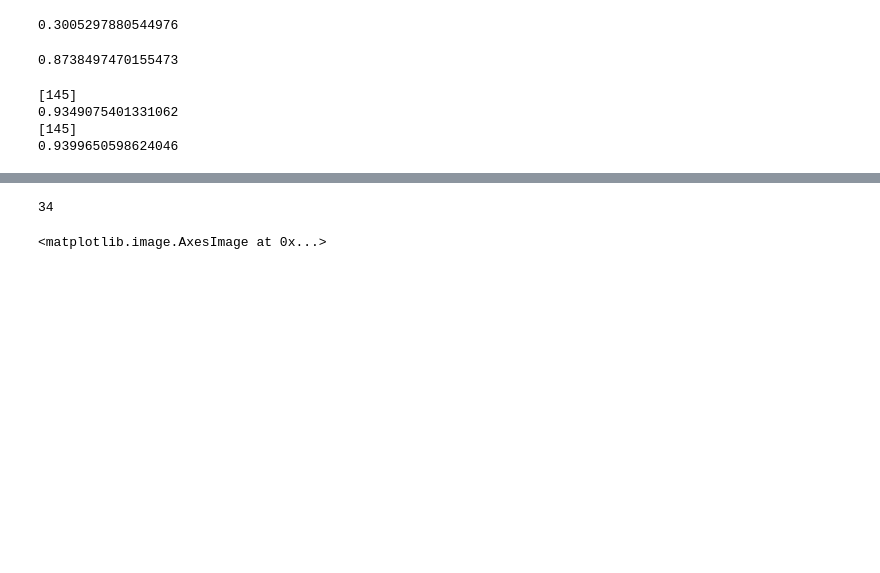
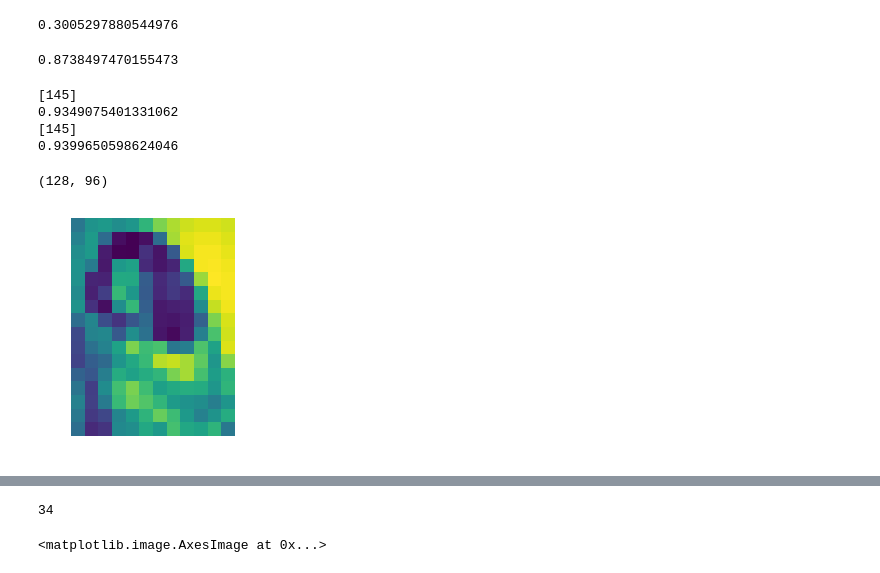
Before and after one commit to saikat-d/LeungMalikSegmentation, a Jupyter notebook: textons.ipynb, the cells around one changed output, grey strips where cells are left out. Saved outputs shown, nothing was run; the diff lists cells and outputs as text; code cells hidden in the pictures; blank space fills up the shorter version.

```diff
--- a/textons.ipynb
+++ b/textons.ipynb
@@ -553 +555,9 @@ print(g_ic[100][101]['weight'])
+# %%
+out1 = color.label2rgb(labels1, img_i.reshape(img.shape[0],img.shape[1]), kind='avg')
+plt.axis('off')
+plt.imshow(out1)
+print(labels1.shape)
+# %% [output]
+(128, 96)
+[figure, added]
 # %%
```
Also changed, not shown: parts of 12 cells of this notebook.
